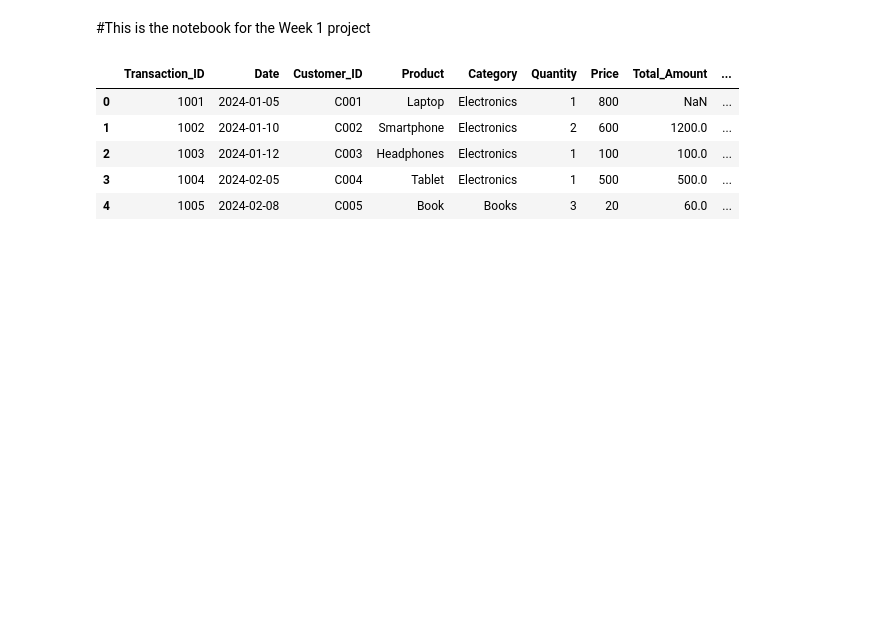
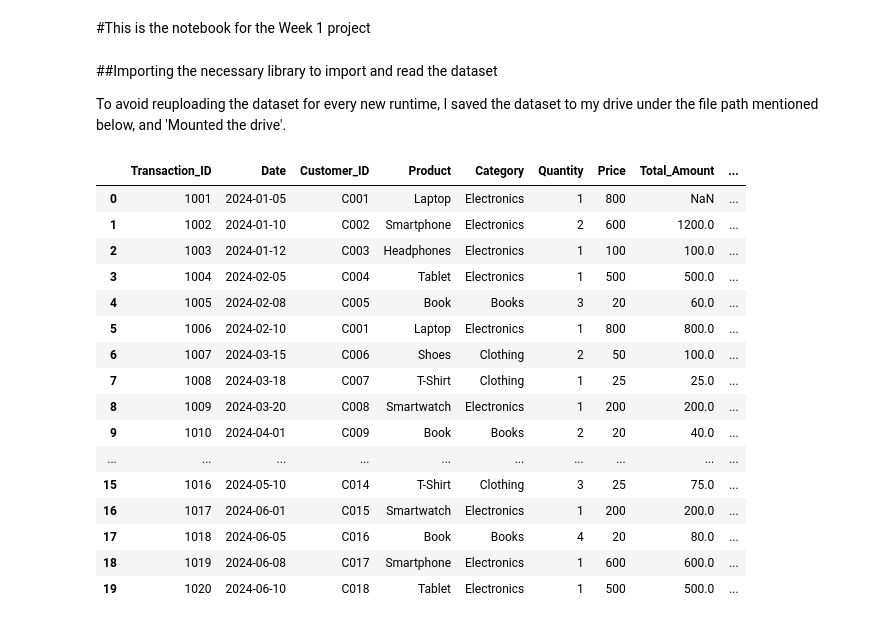
Before and after one commit to tahae02/Week-1-Data-Analysis-Internship-Uptrail, a Jupyter notebook: Week_1_Data_Analysis_for_Business_Insights.ipynb, the cells around one changed output. Cells and saved outputs as stored; diff of their text form; code cells hidden in the pictures; blank space fills up the shorter version.

```diff
--- a/Week_1_Data_Analysis_for_Business_Insights.ipynb
+++ b/Week_1_Data_Analysis_for_Business_Insights.ipynb
@@ -2,16 +2,32 @@
 <a href="https://colab.research.google.com/github/tahae02/Week-1-Data-Analysis-Internship-Uptrail/blob/main/Week_1_Data_Analysis_for_Business_Insights.ipynb" target="_parent"><img src="https://colab.research.google.com/assets/colab-badge.svg" alt="Open In Colab"/></a>
 # %% [markdown]
 #This is the notebook for the Week 1 project
+# %% [markdown]
+##Importing the necessary library to import and read the dataset
+
+To avoid reuploading the dataset for every new runtime, I saved the dataset to my drive under the file path mentioned below, and 'Mounted the drive'.
 # %%
 import pandas as pd
 
 file_path="/content/drive/MyDrive/Colab Notebooks/Uptrail Data Internship Projects /sales_data.xlsx"
 
 df=pd.read_excel(file_path)
+pd.read_excel(file_path) # this duplicate line is just to see what the dataset looks like at the start before pre-processing
 # %% [output]
 |  | Transaction_ID | Date | Customer_ID | Product | Category | Quantity | Price | Total_Amount | ... |
 | 0 | 1001 | 2024-01-05 | C001 | Laptop | Electronics | 1 | 800 | NaN | ... |
 | 1 | 1002 | 2024-01-10 | C002 | Smartphone | Electronics | 2 | 600 | 1200.0 | ... |
 | 2 | 1003 | 2024-01-12 | C003 | Headphones | Electronics | 1 | 100 | 100.0 | ... |
 | 3 | 1004 | 2024-02-05 | C004 | Tablet | Electronics | 1 | 500 | 500.0 | ... |
 | 4 | 1005 | 2024-02-08 | C005 | Book | Books | 3 | 20 | 60.0 | ... |
+| 5 | 1006 | 2024-02-10 | C001 | Laptop | Electronics | 1 | 800 | 800.0 | ... |
+| 6 | 1007 | 2024-03-15 | C006 | Shoes | Clothing | 2 | 50 | 100.0 | ... |
+| 7 | 1008 | 2024-03-18 | C007 | T-Shirt | Clothing | 1 | 25 | 25.0 | ... |
+| 8 | 1009 | 2024-03-20 | C008 | Smartwatch | Electronics | 1 | 200 | 200.0 | ... |
+| 9 | 1010 | 2024-04-01 | C009 | Book | Books | 2 | 20 | 40.0 | ... |
+| ... | ... | ... | ... | ... | ... | ... | ... | ... | ... |
+| 15 | 1016 | 2024-05-10 | C014 | T-Shirt | Clothing | 3 | 25 | 75.0 | ... |
+| 16 | 1017 | 2024-06-01 | C015 | Smartwatch | Electronics | 1 | 200 | 200.0 | ... |
+| 17 | 1018 | 2024-06-05 | C016 | Book | Books | 4 | 20 | 80.0 | ... |
+| 18 | 1019 | 2024-06-08 | C017 | Smartphone | Electronics | 1 | 600 | 600.0 | ... |
+| 19 | 1020 | 2024-06-10 | C018 | Tablet | Electronics | 1 | 500 | 500.0 | ... |
```
Also changed, not shown: parts of 4 cells of this notebook.
